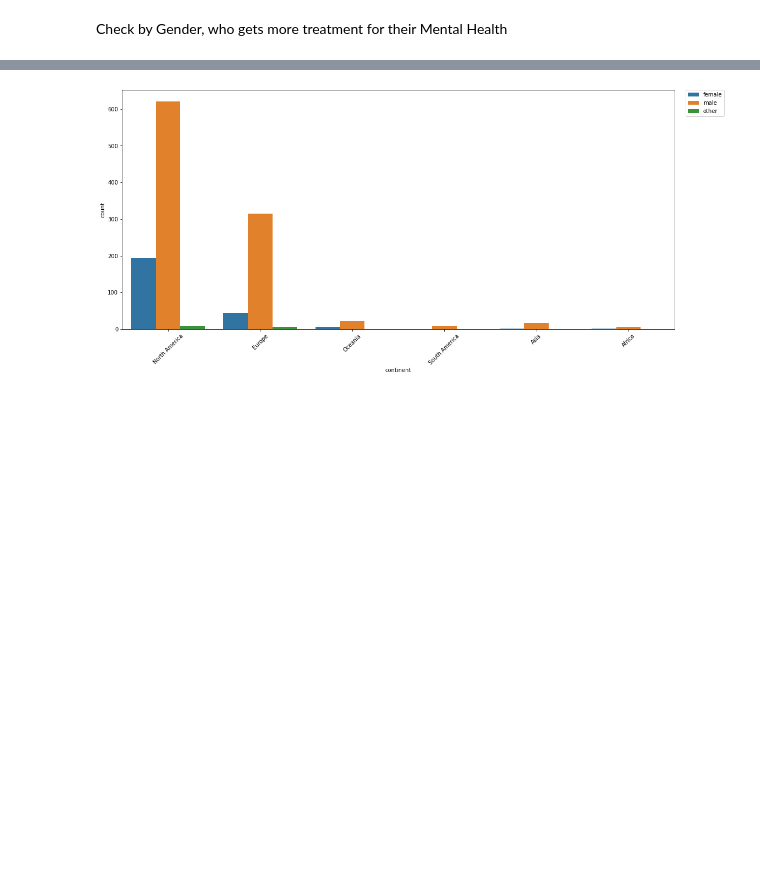
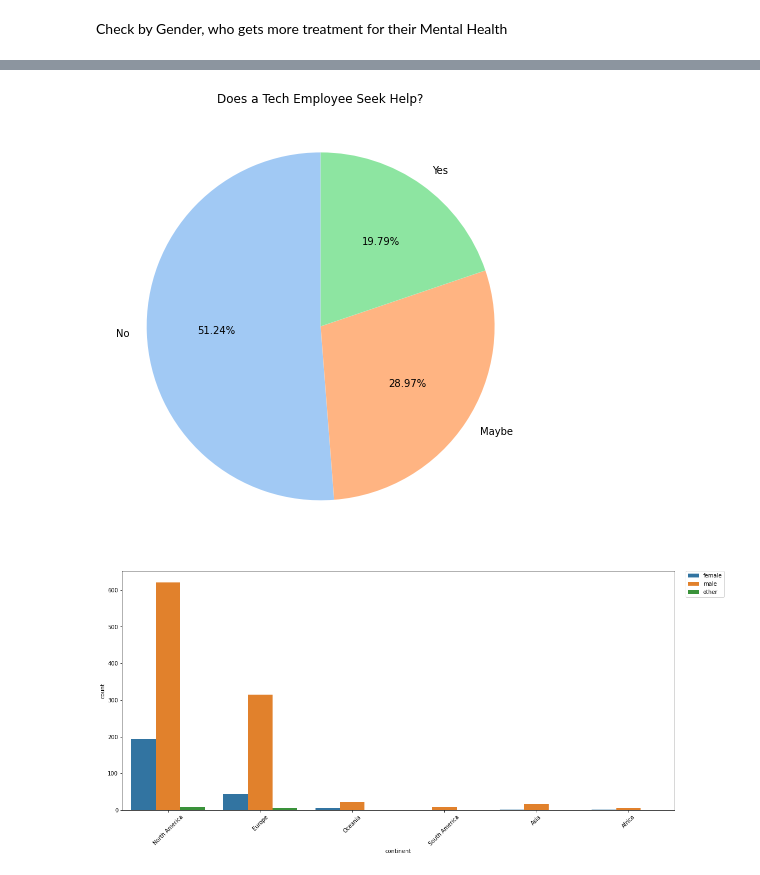
Before and after one commit to bsamimi25/Mental_Health_in_Tech, a Jupyter notebook: Data Visualizations.ipynb, the cells around one changed output, grey strips where cells are left out. Cells and saved outputs as stored; diff of their text form; code cells hidden in the pictures; blank space fills up the shorter version.

```diff
--- a/Data Visualizations.ipynb
+++ b/Data Visualizations.ipynb
@@ -207,3 +217,13 @@ plt.show()
+# %%
+plt.figure(figsize = (20,8))
+value = data['seek_help'].value_counts()
+color = sns.color_palette('pastel')[0:5]
+
+plt.title('Does a Tech Employee Seek Help?')
+plt.pie(value, autopct = '%0.02f%%', labels=  ['No', 'Maybe', 'Yes'], startangle = 90,colors = color)
+plt.show()
+# %% [output]
+[figure, added]
 # %%
 # Dive deeper into Gender count per Continent
 plt.figure(figsize=(18,8))
```
Also changed, not shown: parts of 4 cells of this notebook.
